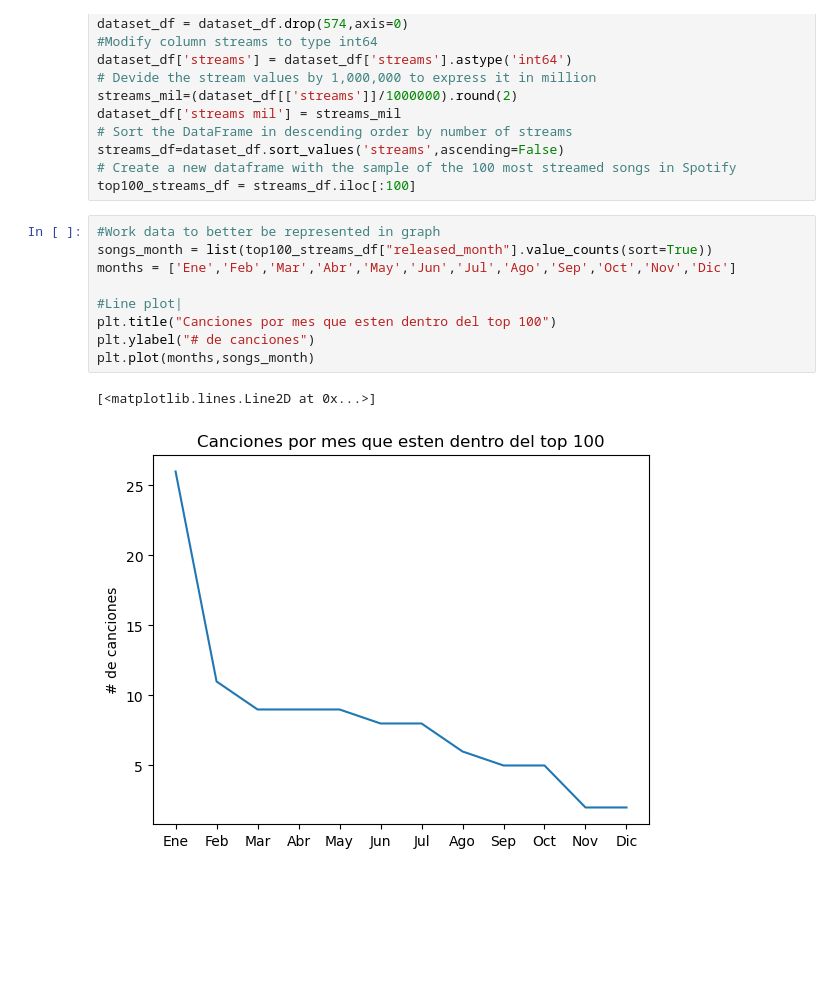
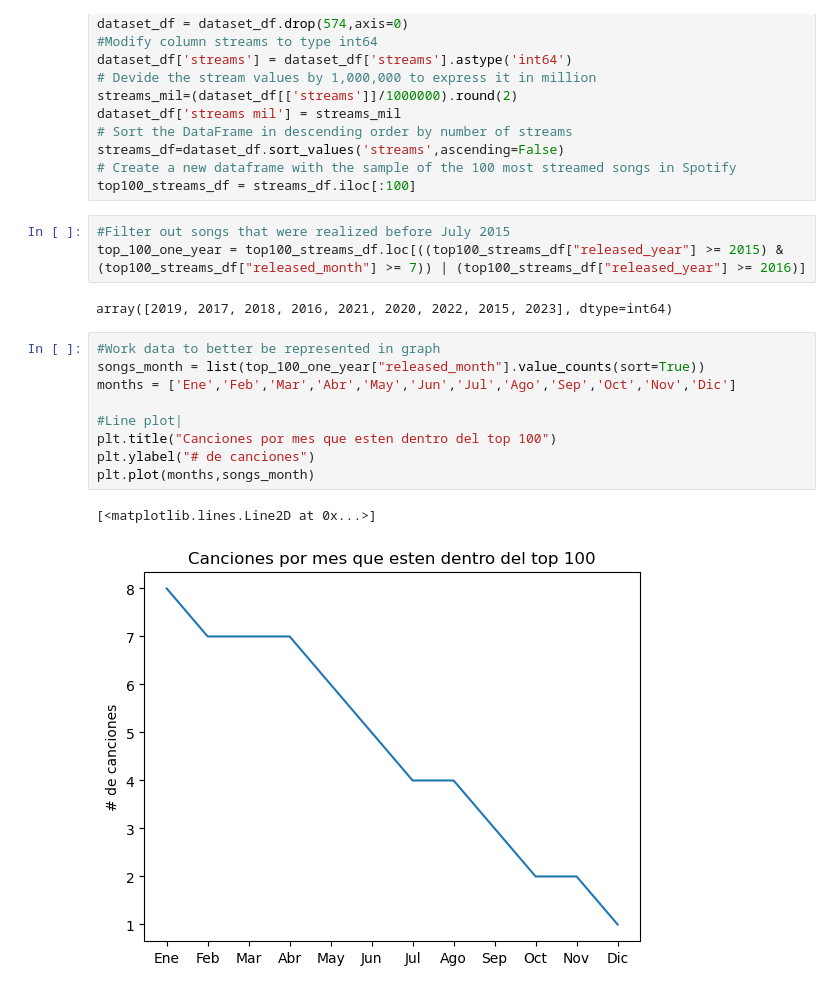
Before and after one commit to luisrodriguezror/project1, a Jupyter notebook: CarlosValencia.ipynb, the cells around one changed output. Drawn from its saved outputs; the diff is of its cells as text; blank space fills up the shorter version.

```diff
--- a/CarlosValencia.ipynb
+++ b/CarlosValencia.ipynb
@@ -16,18 +16,23 @@ dataset_df['streams mil'] = streams_mil
 streams_df=dataset_df.sort_values('streams',ascending=False)
 # Create a new dataframe with the sample of the 100 most streamed songs in Spotify
 top100_streams_df = streams_df.iloc[:100]
+# %%
+#Filter out songs that were realized before July 2015
+top_100_one_year = top100_streams_df.loc[((top100_streams_df["released_year"] >= 2015) & (top100_streams_df["released_month"] >= 7)) | (top100_streams_df["released_year"] >= 2016)]
+# %% [output]
+array([2019, 2017, 2018, 2016, 2021, 2020, 2022, 2015, 2023], dtype=int64)
 # %%
 #Work data to better be represented in graph
-songs_month = list(top100_streams_df["released_month"].value_counts(sort=True))
+songs_month = list(top_100_one_year["released_month"].value_counts(sort=True))
 months = ['Ene','Feb','Mar','Abr','May','Jun','Jul','Ago','Sep','Oct','Nov','Dic']
 
 #Line plot|
 plt.title("Canciones por mes que esten dentro del top 100")
 plt.ylabel("# de canciones")
 plt.plot(months,songs_month)
 # %% [output]
 [<matplotlib.lines.Line2D at 0x...>]
-[figure, old version]
+[figure, new version]
 # %%
 #Bar plot
 plt.title("Canciones por mes que esten dentro del top 100")
```
Also changed, not shown: parts of 4 cells of this notebook.
